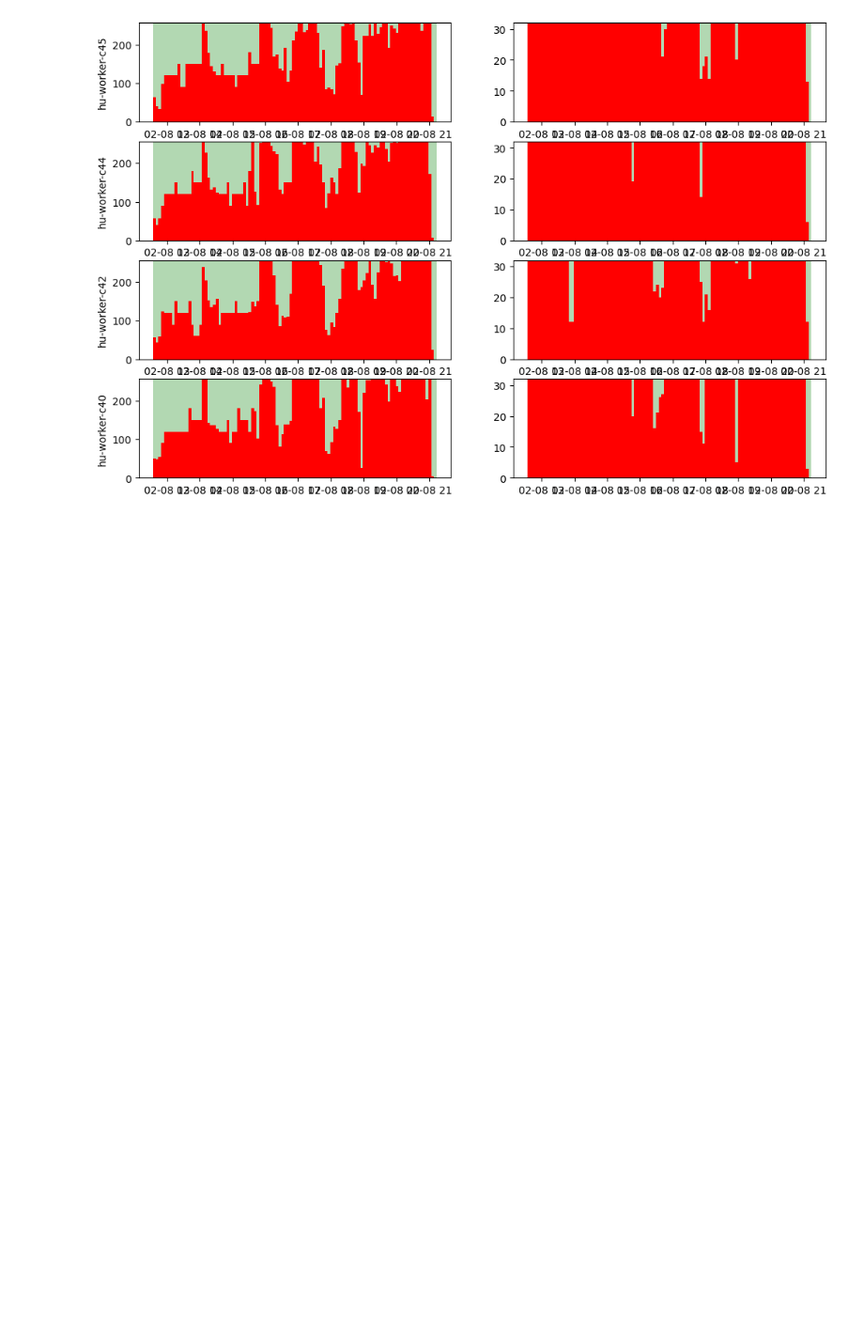
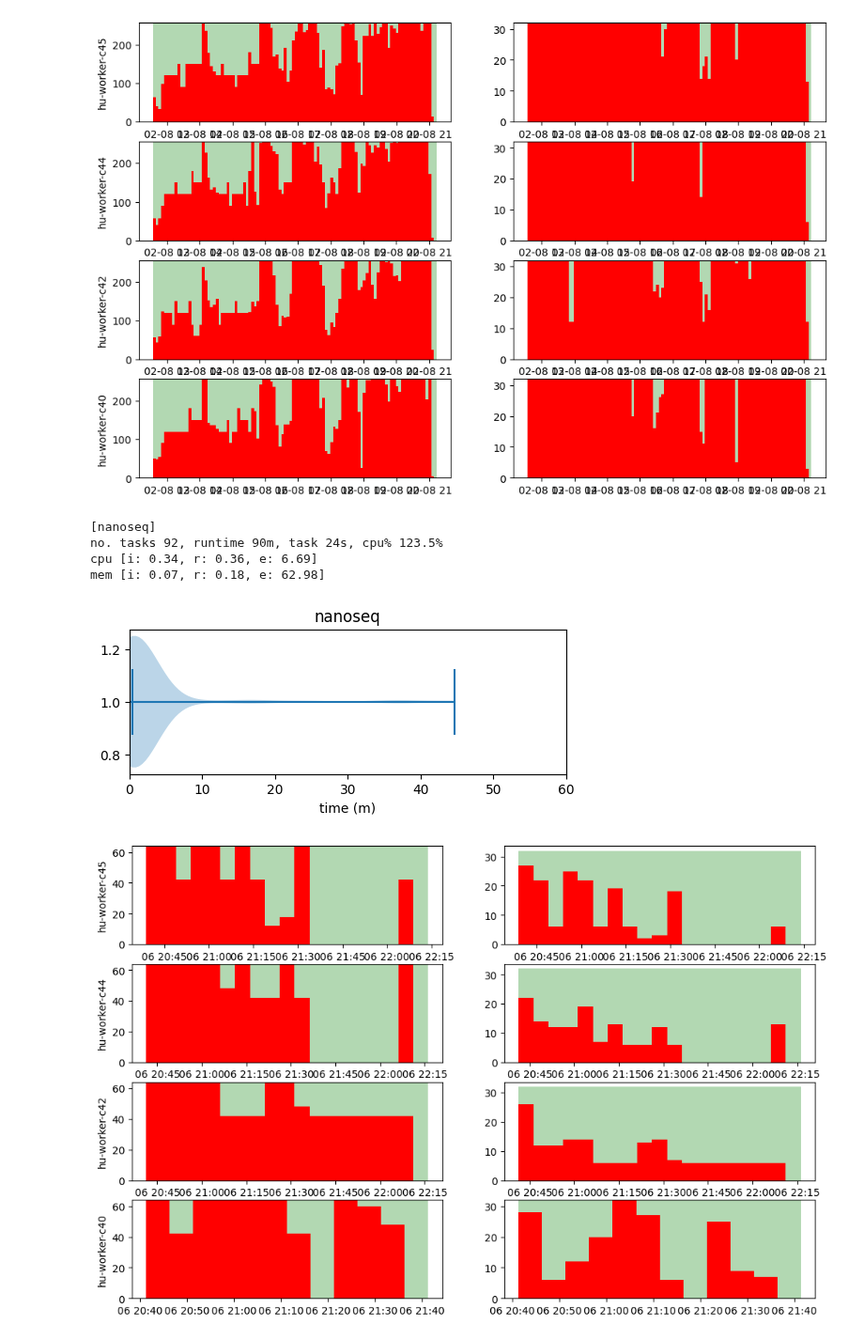
Before and after one commit to GlasgowC3lab/ichnos-results-evaluation, a Jupyter notebook: ext-results/ext-analysis.ipynb, the cells around one changed output. Shown at 94% size. Drawn from its saved outputs; the diff is of its cells as text; code cells hidden in the pictures; blank space fills up the shorter version.

```diff
--- a/ext-results/ext-analysis.ipynb
+++ b/ext-results/ext-analysis.ipynb
@@ -387,3 +387,12 @@ cpu [i: 3.84, r: 4.38, e: 12.33]
 mem [i: 0.99, r: 0.93, e: 6.0]
 [figure]
 [figure]
+# %%
+analyse_workflow('nanoseq', hu_nanoseq, hu_nanoseq_time, 64, 32, run_nanoseq_hu)
+# %% [output]
+[nanoseq]
+no. tasks 92, runtime 90m, task 24s, cpu% 123.5%
+cpu [i: 0.34, r: 0.36, e: 6.69]
+mem [i: 0.07, r: 0.18, e: 62.98]
+[figure, added]
+[figure, added]
```
Also changed, not shown: parts of 3 cells of this notebook.
